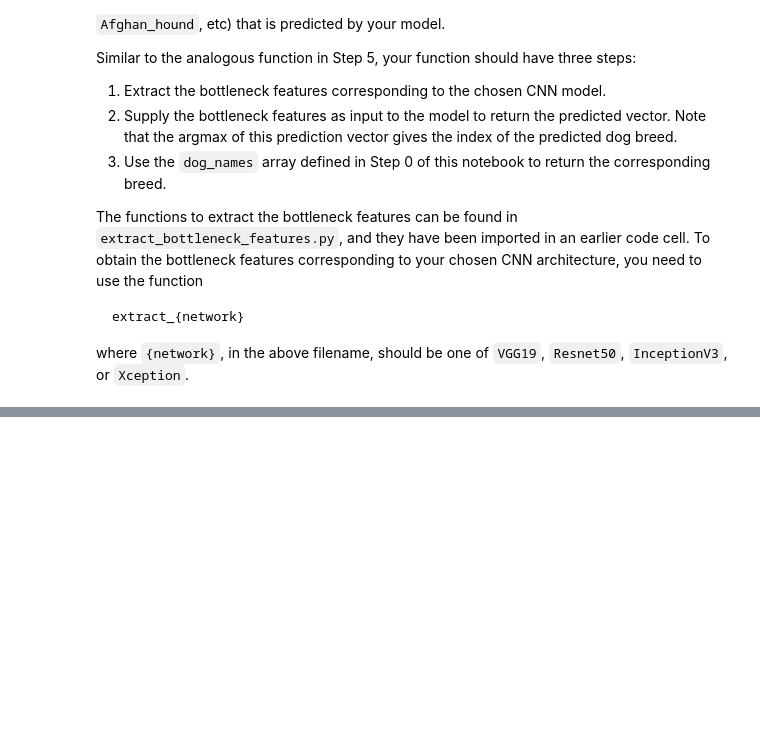
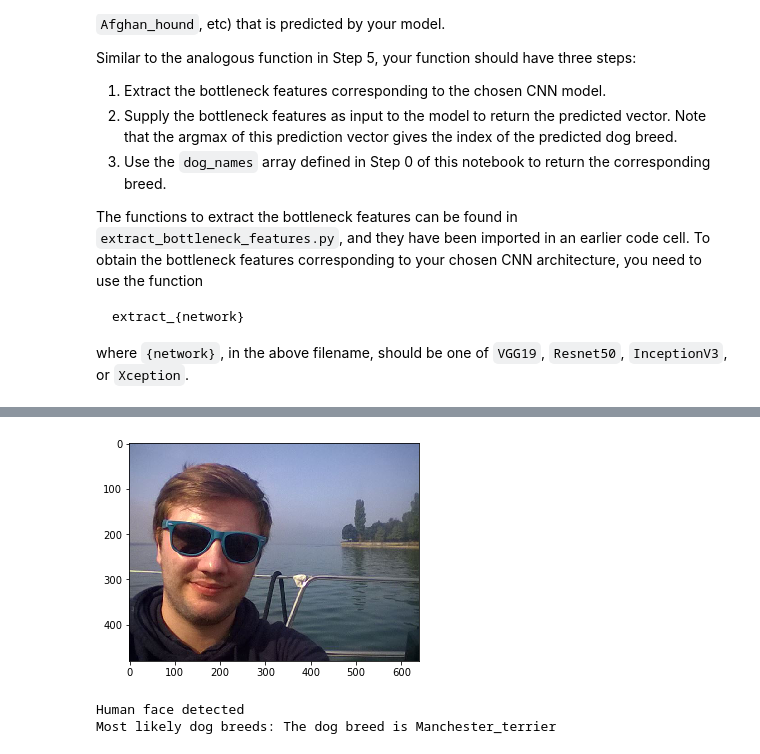
Before and after one commit to pmanlukas/dogclassifier, a Jupyter notebook: dog_app.ipynb, the cells around one changed output, grey strips where cells are left out. Cells and saved outputs as stored; diff of their text form; code cells hidden in the pictures; blank space fills up the shorter version.

```diff
--- a/dog_app.ipynb
+++ b/dog_app.ipynb
@@ -717,0 +822,6 @@ __Answer:__
+# %%
+detector('images/metwo.jpg')
+# %% [output]
+[figure, added]
+Human face detected
+Most likely dog breeds: The dog breed is Manchester_terrier
```
Also changed, not shown: parts of 28 cells of this notebook, 9 other files.
